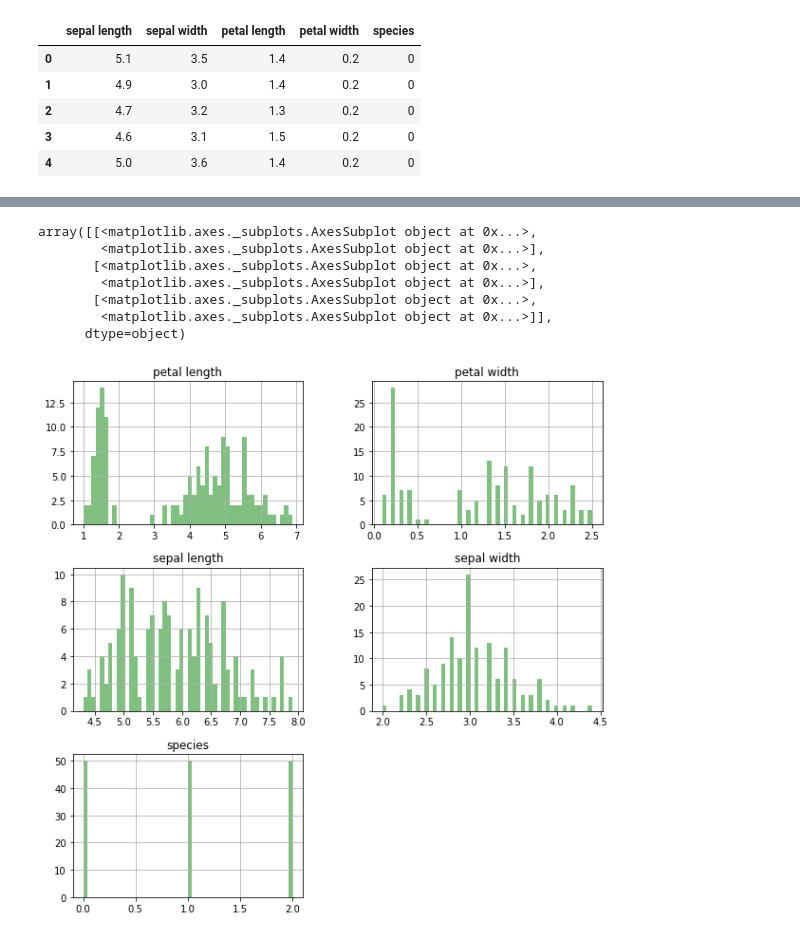
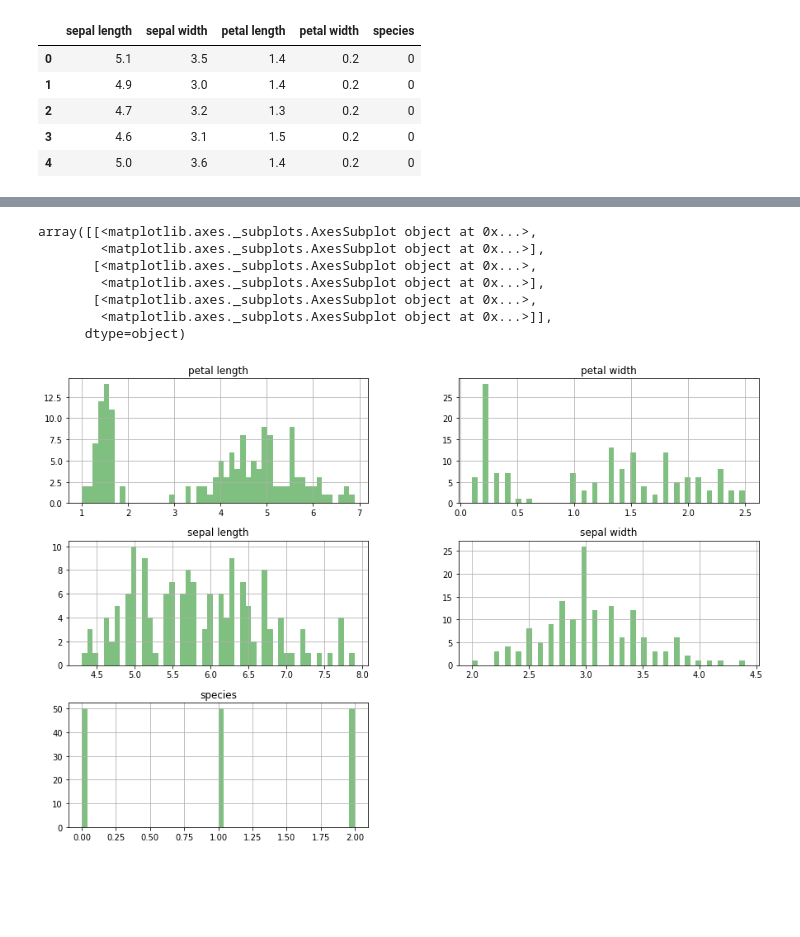
Before and after one commit to VikhlyantsevA/Stepik_Data-Analysis-and-ML, a Jupyter notebook: lesson_1/lesson_1.ipynb, the cells around one changed output, grey strips where cells are left out. Cells and saved outputs as stored; diff of their text form; code cells hidden in the pictures; blank space fills up the shorter version.

```diff
--- a/lesson_1/lesson_1.ipynb
+++ b/lesson_1/lesson_1.ipynb
@@ -782,5 +323,5 @@ json.loads('[123,"one","two"]')
 # %%
-iris_df = pd.read_csv('iris.csv')
+iris_df = pd.read_csv('materials/iris.csv')
 iris_df.head()
 # %% [output]
 |  | Unnamed: 0 | sepal length | sepal width | petal length | petal width | species |
@@ -841,11 +373,12 @@ Name: species, dtype: int64
 # %%
-iris_df.hist(color="g", alpha=0.5, bins=50, figsize=(10,10))
+# Вариант 2. Каждая гистограмма на отдельном графике.
+iris_df.hist(color="g", alpha=0.5, bins=50, figsize=(15,10))
 # %% [output]
 array([[<matplotlib.axes._subplots.AxesSubplot object at 0x...>,
         <matplotlib.axes._subplots.AxesSubplot object at 0x...>],
        [<matplotlib.axes._subplots.AxesSubplot object at 0x...>,
         <matplotlib.axes._subplots.AxesSubplot object at 0x...>],
        [<matplotlib.axes._subplots.AxesSubplot object at 0x...>,
         <matplotlib.axes._subplots.AxesSubplot object at 0x...>]],
       dtype=object)
-[figure, old version]
+[figure, new version]
```
Also changed, not shown: parts of 171 cells of this notebook, 33 other files.
